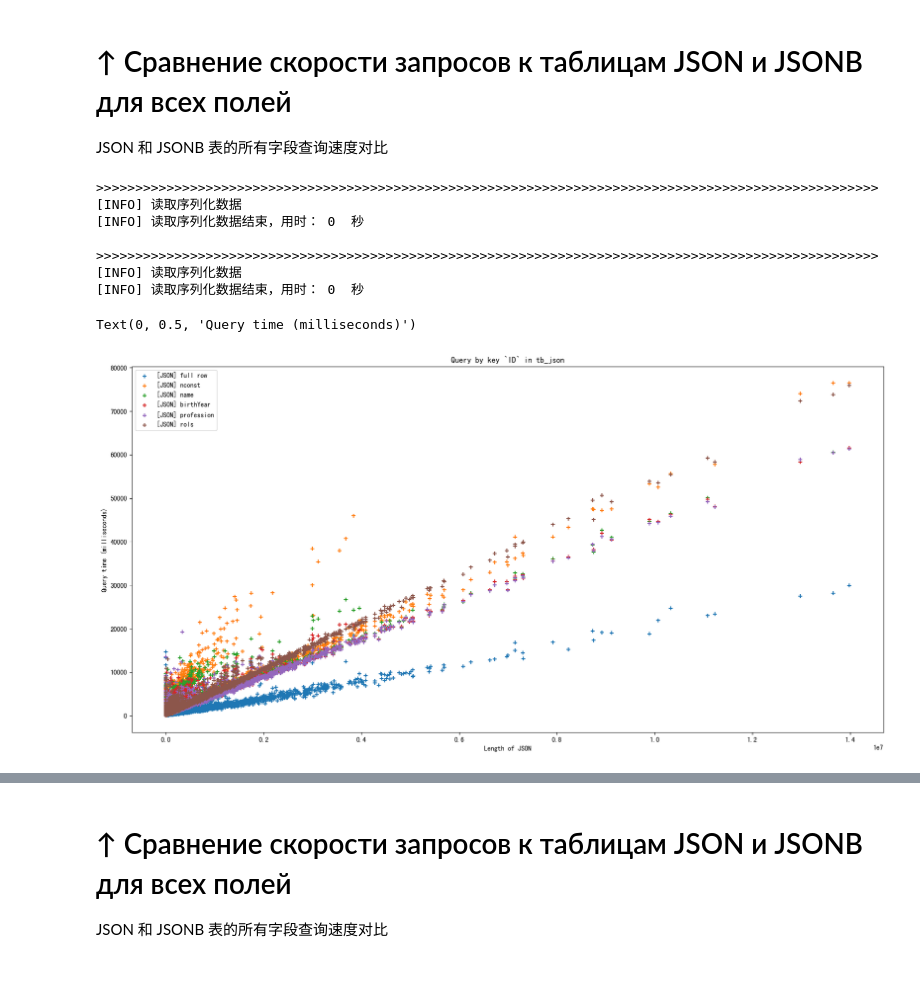
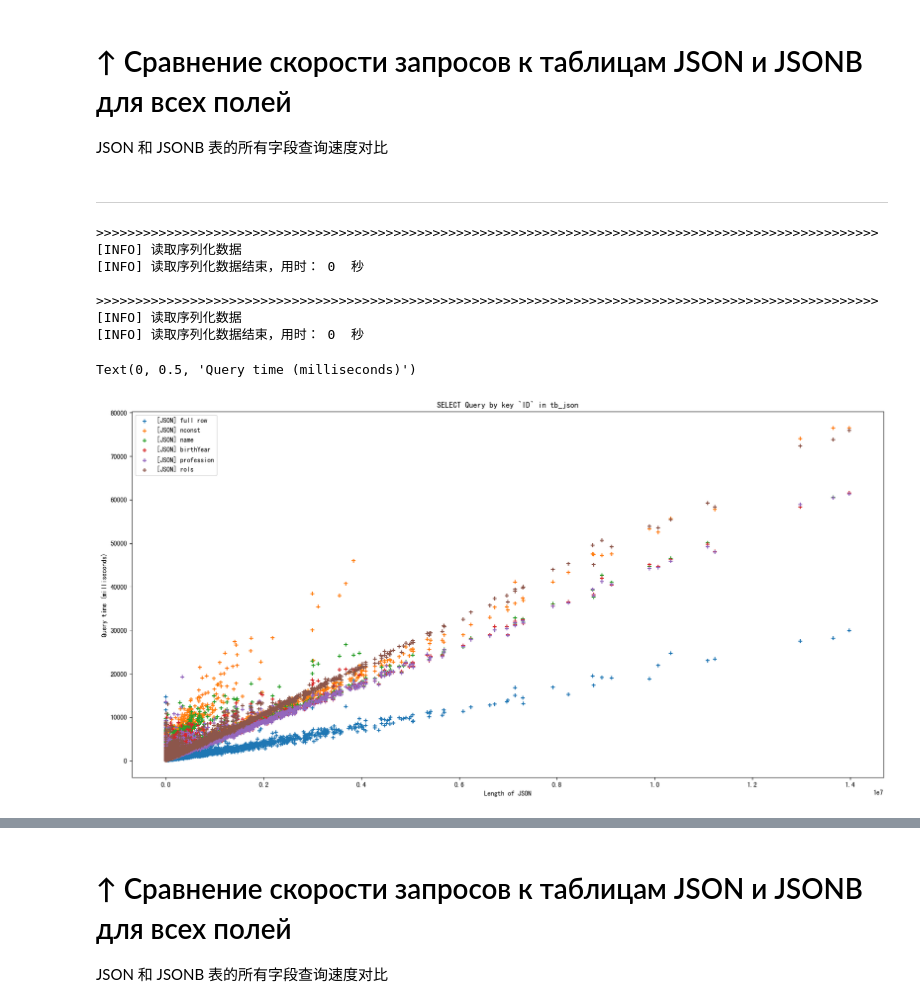
Before and after one commit to NekoSilverFox/PostgreSQL-SPbSTU, a Jupyter notebook: lab3.2/图像绘制/图像绘制.ipynb, the cells around one changed output, grey strips where cells are left out. Drawn from its saved outputs; the diff is of its cells as text; code cells hidden in the pictures; blank space fills up the shorter version.

```diff
--- a/lab3.2/图像绘制/图像绘制.ipynb
+++ b/lab3.2/图像绘制/图像绘制.ipynb
@@ -320,6 +318,8 @@ Text(0, 0.5, 'Query time (milliseconds)')
 # ↑ Сравнение скорости запросов к таблицам JSON и JSONB для всех полей
 
 JSON 和 JSONB 表的所有字段查询速度对比
+# %% [markdown]
+---
 # %%
 print('>>' * 50)
 print('[INFO] 读取序列化数据')
@@ -358,35 +358,35 @@ plt.figure(figsize=(20, 10), dpi=100)
 plt.scatter(x=json_id['len_row'].values,
             y=json_id['full_ms'].values,
             marker='+',
             label='[JSON] full row')
 plt.scatter(x=json_id['len_row'].values,
             y=json_id['nconst_ms'].values,
             marker='+',
             label='[JSON] nconst')
 plt.scatter(x=json_id['len_row'].values,
             y=json_id['name_ms'].values,
             marker='+',
             label='[JSON] name')
 plt.scatter(x=json_id['len_row'].values,
             y=json_id['birthYear_ms'].values,
             marker='+',
             label='[JSON] birthYear')
 plt.scatter(x=json_id['len_row'].values,
             y=json_id['profession_ms'].values,
             marker='+',
             label='[JSON] profession')
 plt.scatter(x=json_id['len_row'].values,
             y=json_id['rols_ms'].values,
             marker='+',
             label='[JSON] rols')
 
 plt.legend()
-plt.title('Query by key `ID` in tb_json')
+plt.title('SELECT Query by key `ID` in tb_json')
 plt.xlabel('Length of JSON')
 plt.ylabel('Query time (milliseconds)')
 # %% [output]
 Text(0, 0.5, 'Query time (milliseconds)')
-[figure, old version]
+[figure, new version]
 # %%
 plt.figure(figsize=(20, 10), dpi=100)
 
```
Also changed, not shown: parts of 13 cells of this notebook, 11 other files.
